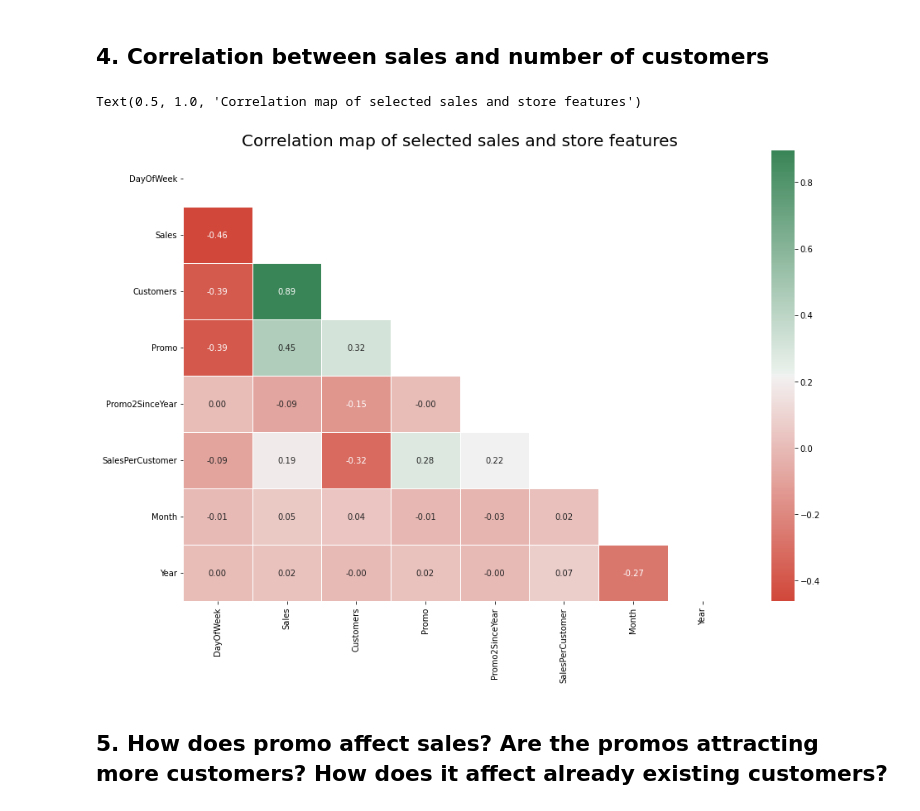
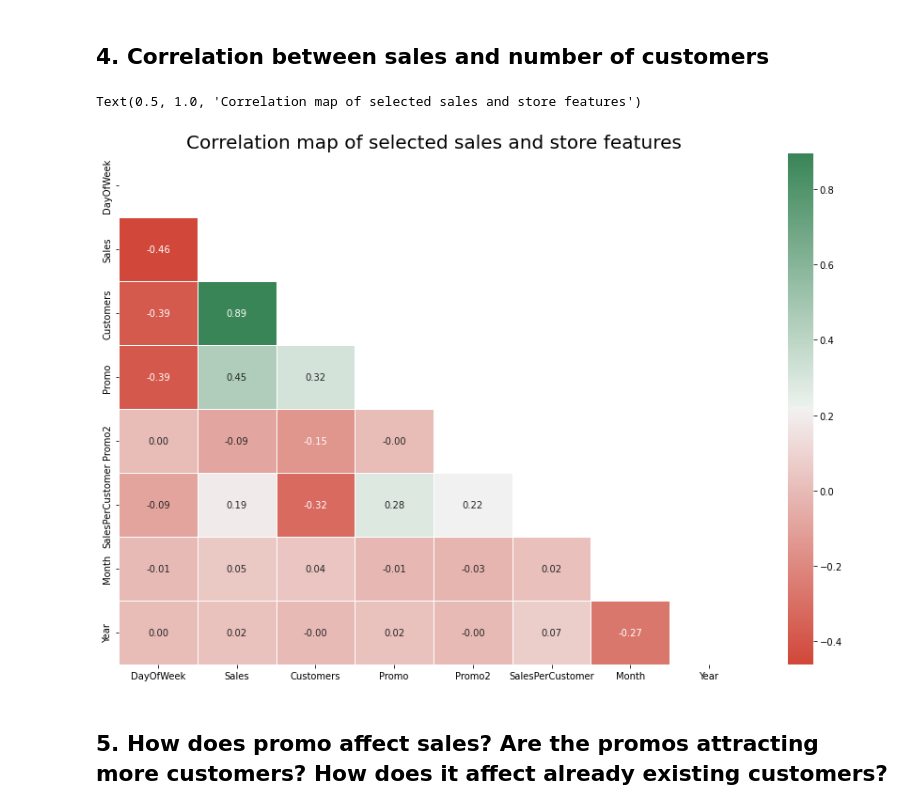
Before and after one commit to Hen0k/Rossmann-Pharmaceuticals-Sales-Forcast, a Jupyter notebook: notebooks/questions_guided_eda.ipynb, the cells around one changed output. Drawn from its saved outputs; the diff is of its cells as text; code cells hidden in the pictures.

```diff
--- a/notebooks/questions_guided_eda.ipynb
+++ b/notebooks/questions_guided_eda.ipynb
@@ -39,13 +41,14 @@ version = 'merged_v1'
 repo = '../'
 
 train_df = DataLoader.dvc_get_data(data_path, version, repo)
-
+train_df['Date'] = pd.to_datetime(train_df['Date'])
 # Finally load the test data
 data_path = 'data/merged/test.csv'
 version = 'merged_v1'
 repo = '../'
 
 test_df = DataLoader.dvc_get_data(data_path, version, repo)
+test_df['Date'] = pd.to_datetime(test_df['Date'])
 # %% [output]
 DataLoaderLogger - INFO - DVC: CSV file read with path: data/merged/train.csv | version: merged_v1 | from: ../
 DataLoaderLogger - INFO - DVC: CSV file read with path: data/merged/test.csv | version: merged_v1 | from: ../
@@ -207,25 +224,25 @@ ax.show()
 ## 4. Correlation between sales and number of customers
 # %%
 df_correlation = train_df[['DayOfWeek', 'Sales', 'Customers', 'Open', 'Promo',
-                           'Promo2SinceYear', 'SalesPerCustomer', 'Month', 'Year',
+                           'Promo2', 'SalesPerCustomer', 'Month', 'Year',
                            'StateHoliday', 'Assortment', 'StoreType',
                            'PromoInterval']]
 
 df_correlation=df_correlation.drop('Open', axis = 1)
 upper_triangle = np.zeros_like(df_correlation.corr(), dtype=bool)
 upper_triangle[np.triu_indices_from(upper_triangle)] = True
 f, ax = plt.subplots(figsize=(15, 10))
 sns.heatmap(df_correlation.corr(),
             ax=ax,
             annot=True,
             mask=upper_triangle,
             fmt='.2f',
             linewidths=0.5,
             cmap=sns.diverging_palette(15, 500, as_cmap=True))
 ax.set_title("Correlation map of selected sales and store features", fontsize=20)
 # %% [output]
 Text(0.5, 1.0, 'Correlation map of selected sales and store features')
-[figure, old version]
+[figure, new version]
 # %% [markdown]
 ## 5. How does promo affect sales? Are the promos attracting more customers? How does it affect already existing customers?
 # %%
```
Also changed, not shown: parts of 19 cells of this notebook.
